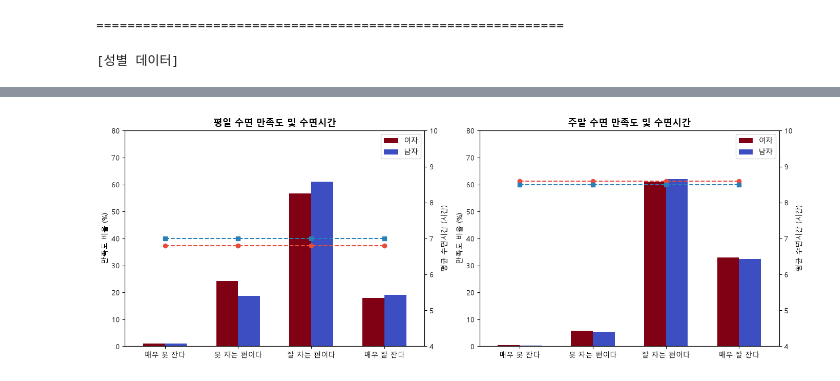
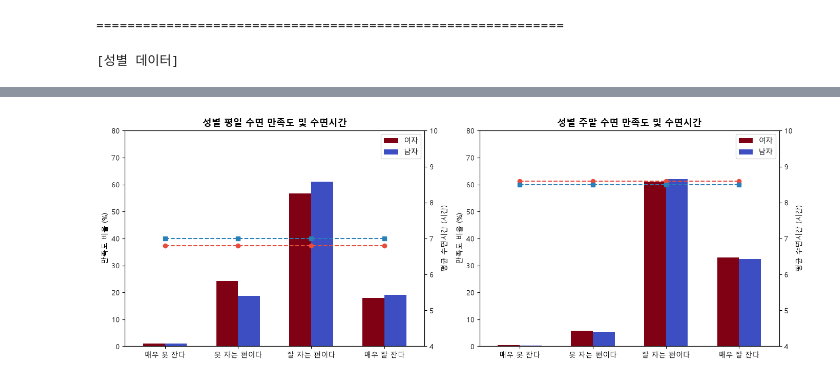
Before and after one commit to che-21/Mini-Projects, a Jupyter notebook: 부모의 학력과 가구소득이 초등학생 자녀 수면에 주는 영향/sleepStatistics.ipynb, the cells around one changed output, grey strips where cells are left out. Saved outputs shown, nothing was run; the diff lists cells and outputs as text; code cells hidden in the pictures.

```diff
--- a/부모의 학력과 가구소득이 초등학생 자녀 수면에 주는 영향/sleepStatistics.ipynb
+++ b/부모의 학력과 가구소득이 초등학생 자녀 수면에 주는 영향/sleepStatistics.ipynb
@@ -159,6 +159,7 @@ styled_df = (
 )
 
 display(styled_df)
+print('\n')
 
 
 # ====================================================
@@ -178,7 +179,7 @@ df_weekday.index.name = None
 df_weekday.T[['여자', '남자']].plot(
     kind='bar', ax=axes[0], color=['#800014', '#3C4EC2'], rot=0, width=0.6
 )
-axes[0].set_title('평일 수면 만족도 및 수면시간', fontsize=13, fontweight='bold')
+axes[0].set_title('성별 평일 수면 만족도 및 수면시간', fontsize=13, fontweight='bold')
 axes[0].set_ylabel('만족도 비율 (%)')
 axes[0].set_ylim(0, 80)
 
@@ -205,32 +206,32 @@ df_weekend.columns = ['매우 못 잔다', '못 자는 편이다', '잘 자는
 df_weekend.index = sub_df.iloc[:, 1]
 df_weekend.index.name = None
 
 df_weekend.T[['여자', '남자']].plot(
     kind='bar', ax=axes[1], color=['#800014', '#3C4EC2'], rot=0, width=0.6
 )
-axes[1].set_title('주말 수면 만족도 및 수면시간', fontsize=13, fontweight='bold')
+axes[1].set_title('성별 주말 수면 만족도 및 수면시간', fontsize=13, fontweight='bold')
 axes[1].set_ylabel('만족도 비율 (%)')
 axes[1].set_ylim(0, 80)
 
 # (2) 꺾은선그래프 (오른쪽 Y축: 수면시간)
 ax1_twin = axes[1].twinx()
 
 female_sleep_we = 8.6
 male_sleep_we = 8.5
 
 ax1_twin.plot([0, 1, 2, 3], [female_sleep_we]*4, color='#e74c3c', marker='o', linestyle='--', label='여자 수면시간')
 ax1_twin.plot([0, 1, 2, 3], [male_sleep_we]*4, color='#2980b9', marker='s', linestyle='--', label='남자 수면시간')
 
 ax1_twin.set_ylabel('평균 수면시간 (시간)')
 ax1_twin.set_ylim(4, 10)
 
 plt.tight_layout()
 plt.show()
 # %% [output]
 [성별 데이터]
 |  | 특성별(1) | 특성별(2) | 2024 |  |  |  |  |  |  |  |  | ... |
 |  | 특성별(1) | 특성별(2) | 사례수 (명) | 평일 (%) |  |  |  | 평일(시) |  | 주말 (%) |  | ... |
 |  | 특성별(1) | 특성별(2) | 소계 | 매우 못 잔다 | 못 자는 편이다 | 잘 자는 편이다 | 매우 잘 잔다 | 취침시간 | 기상시간 | 매우 못 잔다 | 못 자는 편이다 | ... |
 | 1 | 성별 | 남자 | 1092 | 1.1 | 18.8 | 61.1 | 19.0 | 23.9 | 6.9 | 0.2 | 5.4 | ... |
 | 2 | 성별 | 여자 | 1031 | 1.1 | 24.2 | 56.7 | 17.9 | 24.1 | 6.9 | 0.5 | 5.7 | ... |
-[figure, old version]
+[figure, new version]
```
Also changed, not shown: parts of 1 cell of this notebook.
